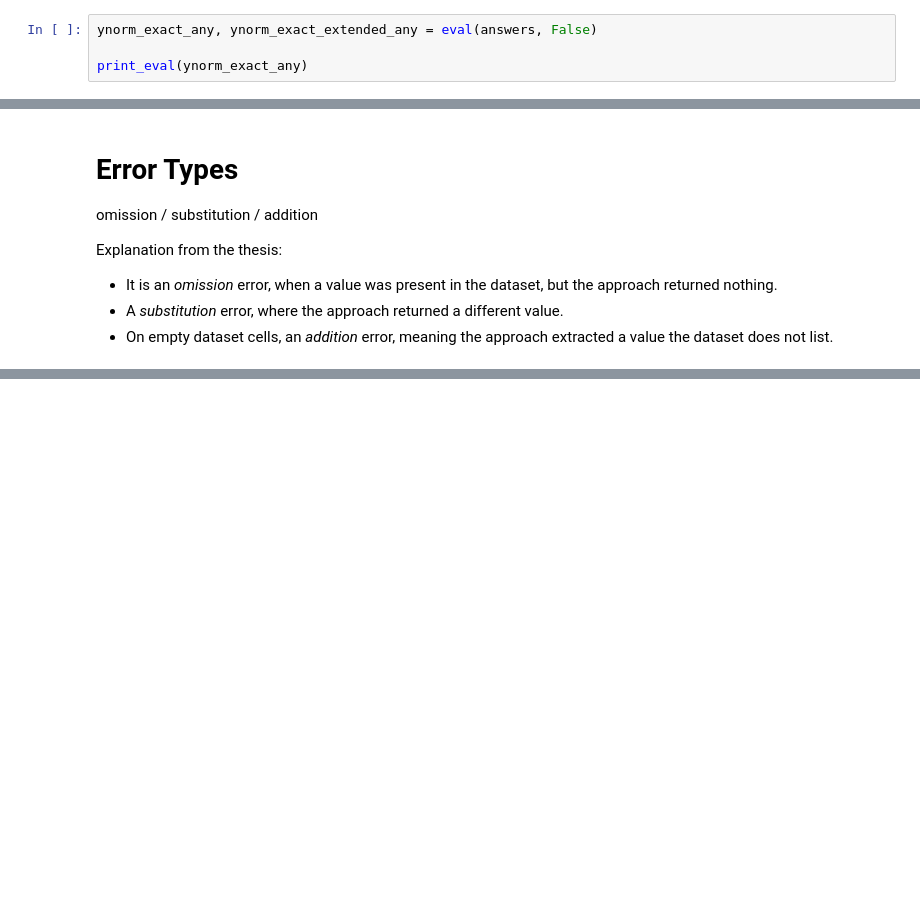
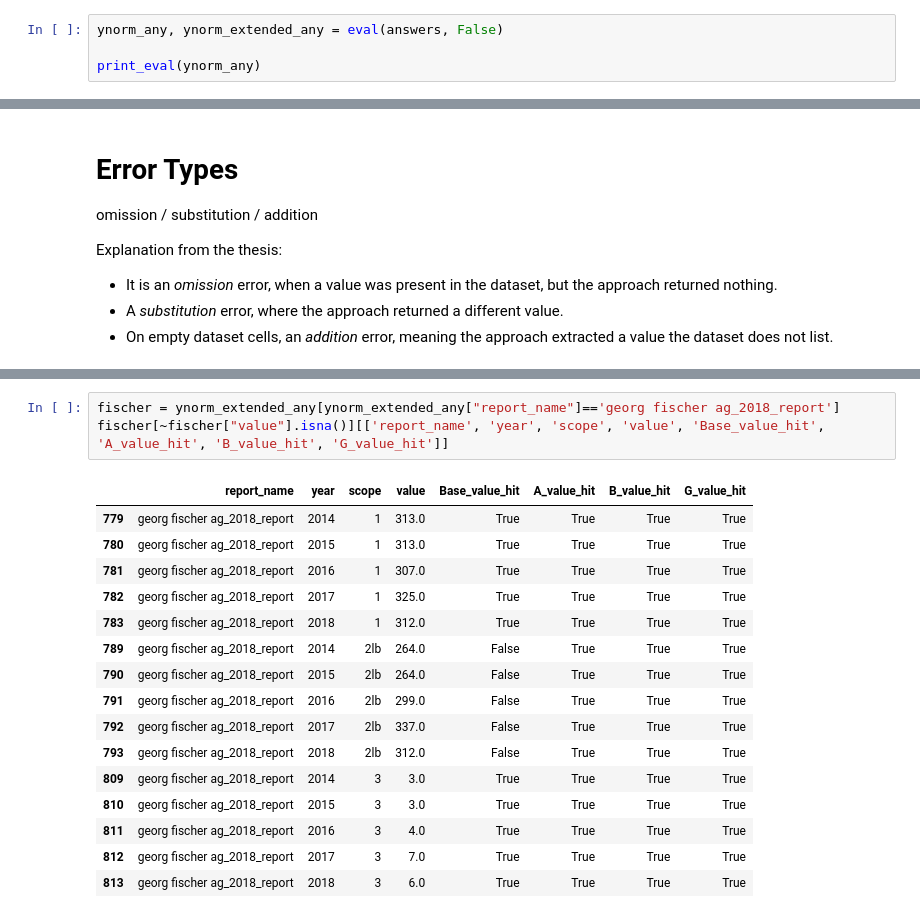
Before and after one commit to KuhlmannJ/2026_BA_Code, a Jupyter notebook: evaluations/Baseline-PipelineA-PipelineB/02-Eval-BaselinePipelineAB.ipynb, the cells around one changed output, grey strips where cells are left out. Saved outputs shown, nothing was run; the diff lists cells and outputs as text; blank space fills up the shorter version.

```diff
--- a/evaluations/Baseline-PipelineA-PipelineB/02-Eval-BaselinePipelineAB.ipynb
+++ b/evaluations/Baseline-PipelineA-PipelineB/02-Eval-BaselinePipelineAB.ipynb
@@ -108,9 +108,9 @@ def print_eval(gs_eval) -> None:
 # %% [markdown]
 ### ANY
 # %%
-ynorm_exact_any, ynorm_exact_extended_any = eval(answers, False)
+ynorm_any, ynorm_extended_any = eval(answers, False)
 
-print_eval(ynorm_exact_any)
+print_eval(ynorm_any)
 # %% [output]
 All cells: n = 2208
 ### value ###
@@ -367,0 +414,20 @@ variant  hits  omission  substitution  addition
+# %%
+fischer = ynorm_extended_any[ynorm_extended_any["report_name"]=='georg fischer ag_2018_report']
+fischer[~fischer["value"].isna()][['report_name', 'year', 'scope', 'value', 'Base_value_hit', 'A_value_hit', 'B_value_hit', 'G_value_hit']]
+# %% [output]
+|  | report_name | year | scope | value | Base_value_hit | A_value_hit | B_value_hit | G_value_hit |
+| 779 | georg fischer ag_2018_report | 2014 | 1 | 313.0 | True | True | True | True |
+| 780 | georg fischer ag_2018_report | 2015 | 1 | 313.0 | True | True | True | True |
+| 781 | georg fischer ag_2018_report | 2016 | 1 | 307.0 | True | True | True | True |
+| 782 | georg fischer ag_2018_report | 2017 | 1 | 325.0 | True | True | True | True |
+| 783 | georg fischer ag_2018_report | 2018 | 1 | 312.0 | True | True | True | True |
+| 789 | georg fischer ag_2018_report | 2014 | 2lb | 264.0 | False | True | True | True |
+| 790 | georg fischer ag_2018_report | 2015 | 2lb | 264.0 | False | True | True | True |
+| 791 | georg fischer ag_2018_report | 2016 | 2lb | 299.0 | False | True | True | True |
+| 792 | georg fischer ag_2018_report | 2017 | 2lb | 337.0 | False | True | True | True |
+| 793 | georg fischer ag_2018_report | 2018 | 2lb | 312.0 | False | True | True | True |
+| 809 | georg fischer ag_2018_report | 2014 | 3 | 3.0 | True | True | True | True |
+| 810 | georg fischer ag_2018_report | 2015 | 3 | 3.0 | True | True | True | True |
+| 811 | georg fischer ag_2018_report | 2016 | 3 | 4.0 | True | True | True | True |
+| 812 | georg fischer ag_2018_report | 2017 | 3 | 7.0 | True | True | True | True |
+| 813 | georg fischer ag_2018_report | 2018 | 3 | 6.0 | True | True | True | True |
```
Also changed, not shown: parts of 13 cells of this notebook, 7 other files.
